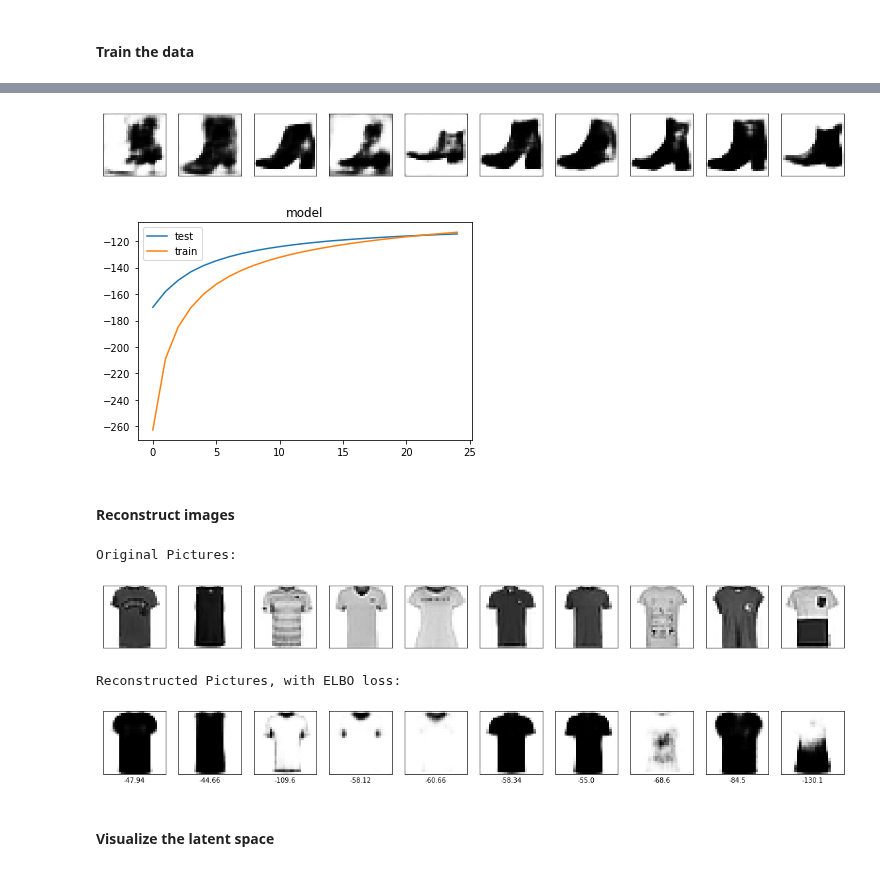
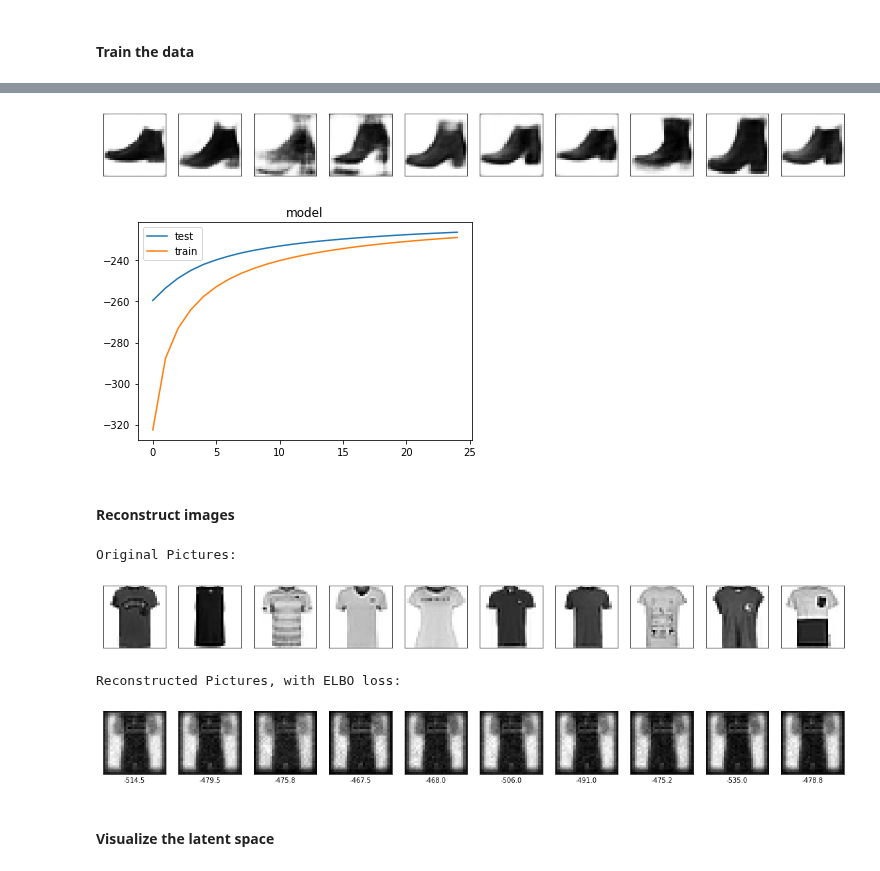
Before and after one commit to lorenzosintini/4YP, a Jupyter notebook: Models_v2/Conv_VAE_v2.ipynb, the cells around one changed output, grey strips where cells are left out. Cells and saved outputs as stored; diff of their text form; code cells hidden in the pictures.

```diff
--- a/Models_v2/Conv_VAE_v2.ipynb
+++ b/Models_v2/Conv_VAE_v2.ipynb
@@ -231,9 +245,8 @@ def change_ratio(x, y, chosen_classes, chosen_numbers):
     y_new = np.zeros([0])
     n_classes = len(chosen_classes)
     for i in range (n_classes):
-        if chosen_classes[i] != -1:
-            x_class, y_class = pick_class(x, y, [chosen_classes[i]])
-            x_class = cut_data(x_class, chosen_numbers[i])
+        x_class, y_class = pick_class(x, y, [chosen_classes[i]])
+        x_class = cut_data(x_class, chosen_numbers[i])
         y_class = cut_data(y_class, chosen_numbers[i])
         x_new = np.concatenate((x_new, x_class))
         y_new = np.concatenate((y_new, y_class))
@@ -260,8 +264,8 @@ Downloading data from https://storage.googleapis.com/tensorflow/tf-keras-dataset
 # %%
 chosen_classes=[0,1,2,3,4,5,6,7,8,9]
-chosen_numbers = [-1, -1, -1, -1, -1, -1, -1, -1, -1, -1]
+chosen_numbers = [5, 10, 50, 100, 500, 1000, 2000, 3000, 4500, 6000]
 x_train, y_train = change_ratio(x_train, y_train, chosen_classes, chosen_numbers)
-chosen_numbers = [-1, -1, -1, -1, -1, -1, -1, -1, -1, -1]
+chosen_numbers = [1000, 1000, 1000, 1000, 1000, 1000, 1000, 1000, 1000, 1000]
 x_test, y_test = change_ratio(x_test, y_test, chosen_classes, chosen_numbers)
 
 x_train_0, y_train_0, x_test_0, y_test_0, train_dataset_0, test_dataset_0 = setup_dataset(x_train, y_train, x_test, y_test, chosen_classes=[0])
@@ -275,7 +279,7 @@ x_train_7, y_train_7, x_test_7, y_test_7, train_dataset_7, test_dataset_7 = setu
 x_train_8, y_train_8, x_test_8, y_test_8, train_dataset_8, test_dataset_8 = setup_dataset(x_train, y_train, x_test, y_test, chosen_classes=[8])
 x_train_9, y_train_9, x_test_9, y_test_9, train_dataset_9, test_dataset_9 = setup_dataset(x_train, y_train, x_test, y_test, chosen_classes=[9])
 
-z_size = 15
+z_size = 25
 model_0 = CVAE(z_size)
 model_1 = CVAE(z_size)
 model_2 = CVAE(z_size)
@@ -309,40 +313,40 @@ train_test_dataset(model_7, train_dataset_7, test_dataset_7, 25, generate=True)
 train_test_dataset(model_8, train_dataset_8, test_dataset_8, 25, generate=True)
 train_test_dataset(model_9, train_dataset_9, test_dataset_9, 25, generate=True)
 # %% [output]
-[figure, old version]
+[figure, new version]
-[figure, old version]
+[figure, new version]
 # %% [markdown]
 #### Reconstruct images
 # %%
 def reconstruct_images(model, images):
     images_n = len(images)
     x = images/input_range
-    x[x >= 0.5] = 1.0
-    x[x < 0.5] = 0.0
+    #x[x >= 0.5] = 1.0
+    #x[x < 0.5] = 0.0
     x = x.reshape(images_n, image_shape[0], image_shape[1], N_image_channels).astype('float32')
 
     z_mean, z_logvar = model.encode(x)
     z = model.reparameterize(z_mean, z_logvar)
     pixel_output = model.decode(z)
     pixel_prob = tf.math.sigmoid(pixel_output)
     pixel_prob = np.squeeze(pixel_prob, axis=3)
 
     loss = np.empty([images_n])
     for i in range(images_n):
         loss[i],_,_ = calculate_ELBO(model,x[i:i+1])
     loss = loss.astype('float16')
 
     print('Original Pictures:')
     plot_images(images, _, figures_to_plot=[0,images_n], include_labels=False)
     print('Reconstructed Pictures, with ELBO loss:')
     plot_images(pixel_prob, -loss, figures_to_plot=[0,images_n], include_labels=True)
 
 reconstruct_images(model_0, x_test_0[0:10])
 # %% [output]
 Original Pictures:
 [figure]
 Reconstructed Pictures, with ELBO loss:
-[figure, old version]
+[figure, new version]
 # %% [markdown]
 #### Visualize the latent space
 # %%
```
Also changed, not shown: parts of 22 cells of this notebook.
